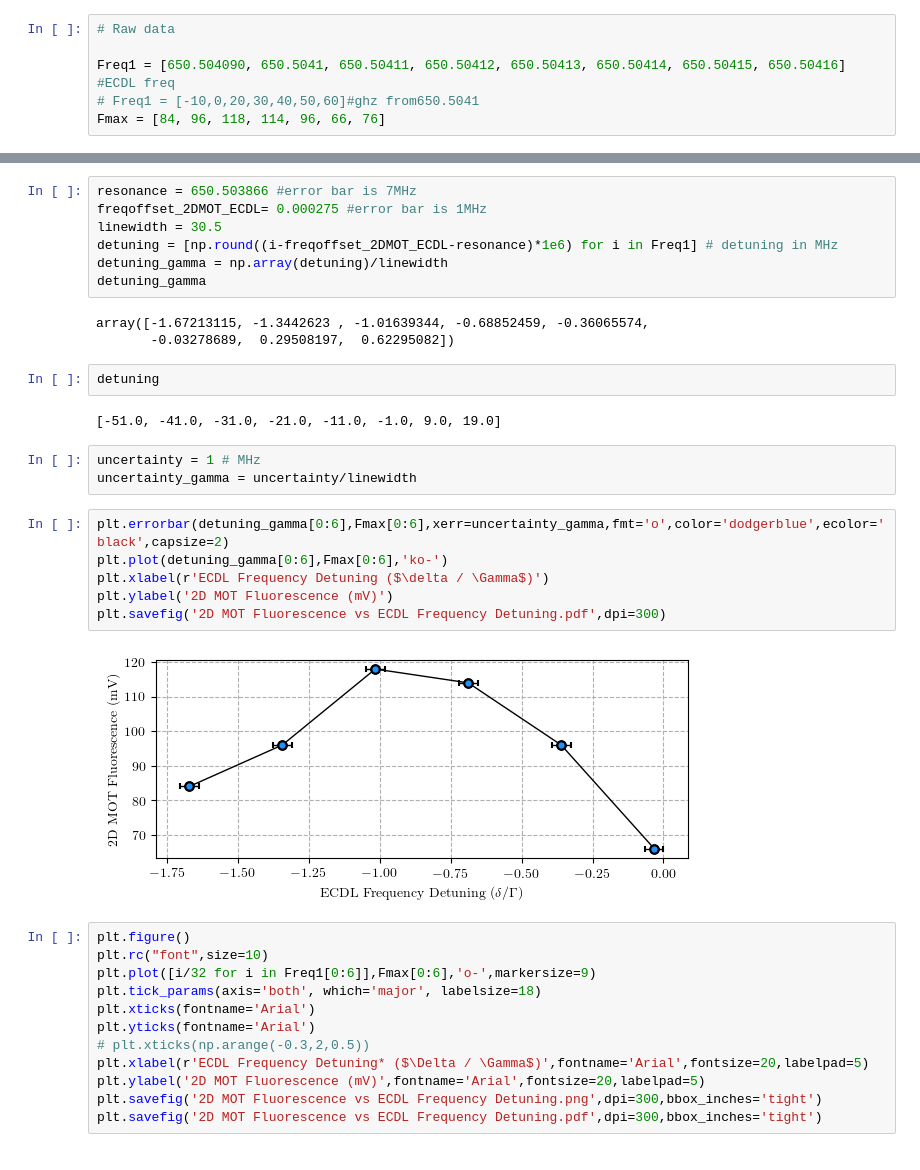
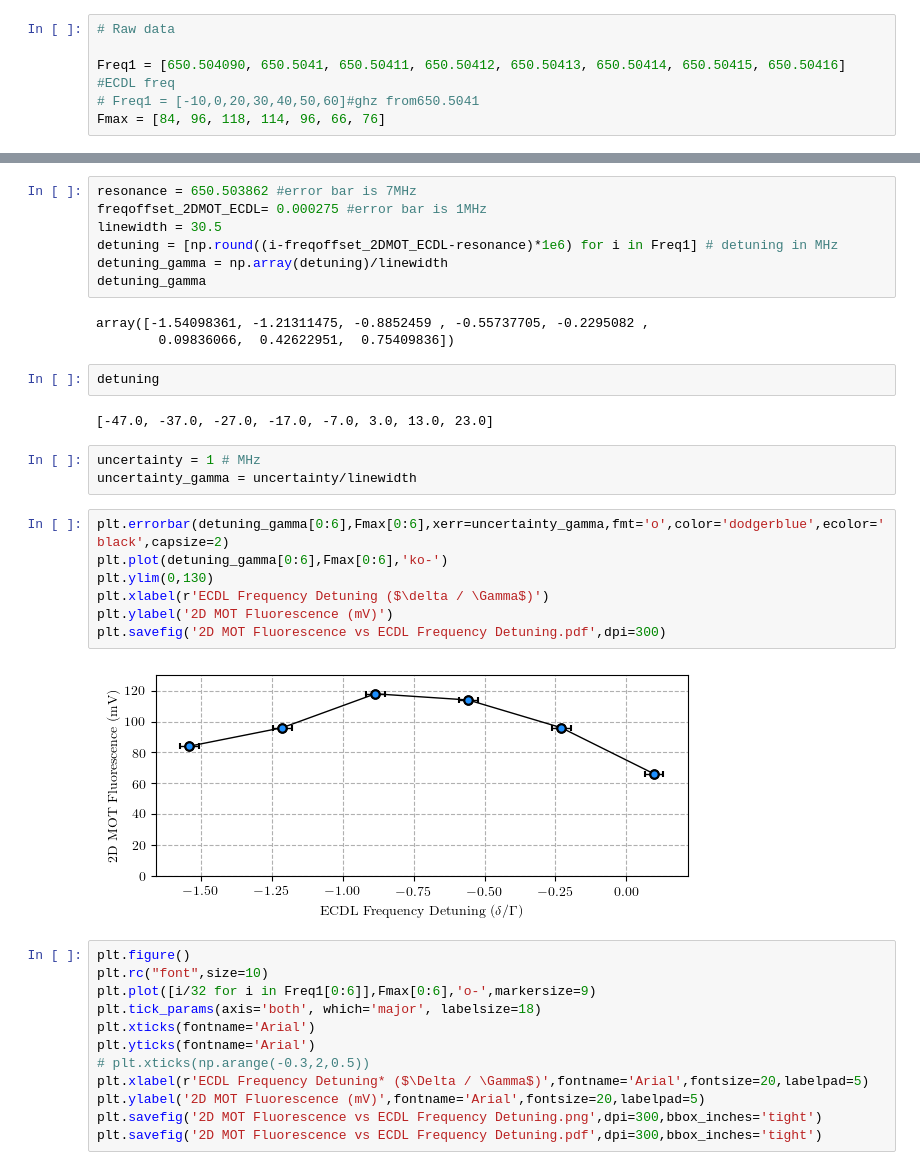
Before and after one commit to hsuchungchuan/Projects, a Jupyter notebook: 2D MOT Plots/Frequency Detuning_Mariame/Frequency Scan.ipynb, the cells around one changed output, grey strips where cells are left out. Saved outputs shown, nothing was run; the diff lists cells and outputs as text.

```diff
--- a/2D MOT Plots/Frequency Detuning_Mariame/Frequency Scan.ipynb
+++ b/2D MOT Plots/Frequency Detuning_Mariame/Frequency Scan.ipynb
@@ -113,28 +127,29 @@ Fmax = [84, 96, 118, 114, 96, 66, 76]
 # %%
-resonance = 650.503866 #error bar is 7MHz
+resonance = 650.503862 #error bar is 7MHz
 freqoffset_2DMOT_ECDL= 0.000275 #error bar is 1MHz
 linewidth = 30.5
 detuning = [np.round((i-freqoffset_2DMOT_ECDL-resonance)*1e6) for i in Freq1] # detuning in MHz
 detuning_gamma = np.array(detuning)/linewidth
 detuning_gamma
 # %% [output]
-array([-1.67213115, -1.3442623 , -1.01639344, -0.68852459, -0.36065574,
-       -0.03278689,  0.29508197,  0.62295082])
+array([-1.54098361, -1.21311475, -0.8852459 , -0.55737705, -0.2295082 ,
+        0.09836066,  0.42622951,  0.75409836])
 # %%
 detuning
 # %% [output]
-[-51.0, -41.0, -31.0, -21.0, -11.0, -1.0, 9.0, 19.0]
+[-47.0, -37.0, -27.0, -17.0, -7.0, 3.0, 13.0, 23.0]
 # %%
 uncertainty = 1 # MHz
 uncertainty_gamma = uncertainty/linewidth
 # %%
 plt.errorbar(detuning_gamma[0:6],Fmax[0:6],xerr=uncertainty_gamma,fmt='o',color='dodgerblue',ecolor='black',capsize=2)
 plt.plot(detuning_gamma[0:6],Fmax[0:6],'ko-')
+plt.ylim(0,130)
 plt.xlabel(r'ECDL Frequency Detuning ($\delta / \Gamma$)')
 plt.ylabel('2D MOT Fluorescence (mV)')
 plt.savefig('2D MOT Fluorescence vs ECDL Frequency Detuning.pdf',dpi=300)
 # %% [output]
-[figure, old version]
+[figure, new version]
 # %%
 plt.figure()
 plt.rc("font",size=10)
```
Also changed, not shown: parts of 2 cells of this notebook, 6 other files.
